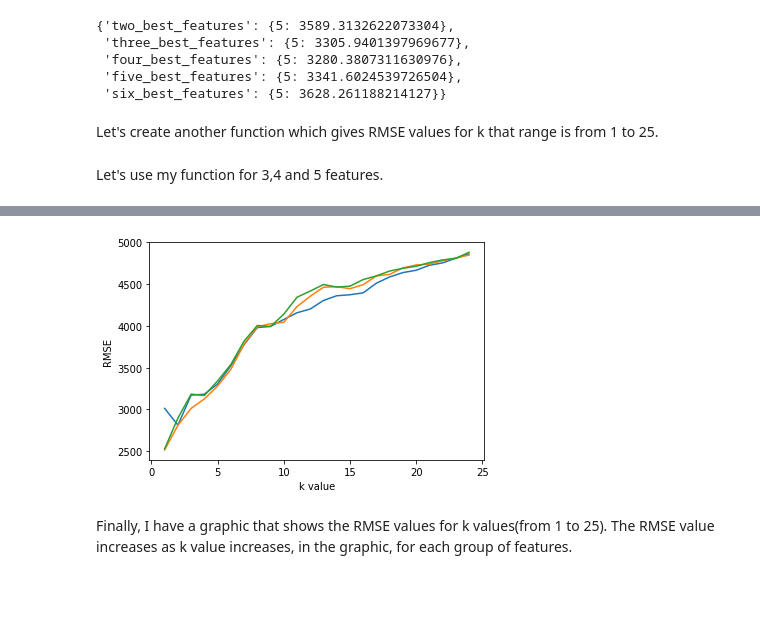
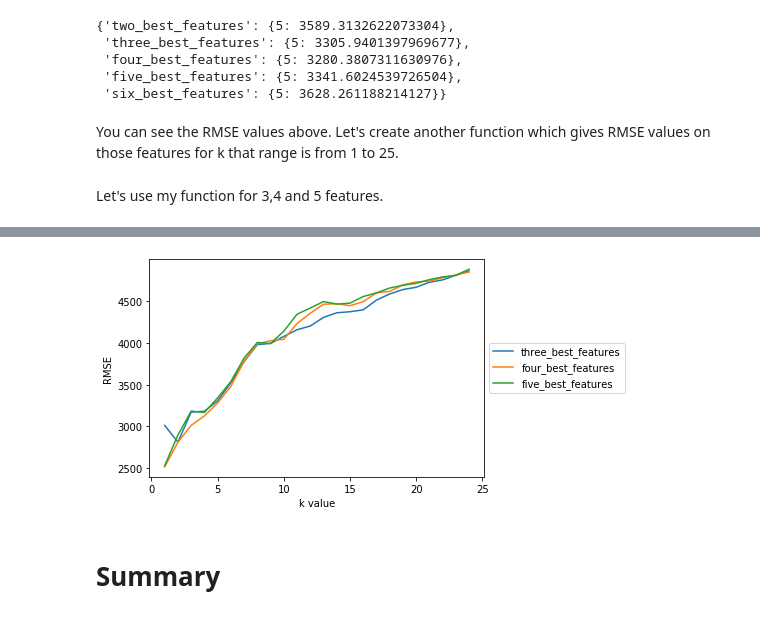
Before and after one commit to shylkymc/Predicting-Car-Prices, a Jupyter notebook: Predicting Car Prices.ipynb, the cells around one changed output, grey strips where cells are left out. Saved outputs shown, nothing was run; the diff lists cells and outputs as text; code cells hidden in the pictures; blank space fills up the shorter version.

```diff
--- a/Predicting Car Prices.ipynb
+++ b/Predicting Car Prices.ipynb
@@ -335,10 +329,12 @@ import matplotlib.pyplot as plt
 %matplotlib inline
 
 for k,v in k_rmse_results.items():
+    legend= k_rmse_results.keys()
     x= list(v.keys())
     y= list(v.values())
 
     plt.plot(x,y)
     plt.xlabel('k value')
     plt.ylabel('RMSE')
+    plt.legend(legend, loc='center left', bbox_to_anchor=(1, 0.5))
 # %% [output]
@@ -432,7 +430,7 @@ k_rmse_results
  'five_best_features': {5: 3341.6024539726504},
  'six_best_features': {5: 3628.261188214127}}
 # %% [markdown]
-Let's create another function which gives RMSE values for k that range is from 1 to 25.
+You can see the RMSE values above. Let's create another function which gives RMSE values on those features for k that range is from 1 to 25.
 # %%
 def knn_train_test(train_cols, target_col, df):
     np.random.seed(1)
@@ -498,16 +496,18 @@ k_rmse_results
   23: 4806.923381965054,
   24: 4879.983352195467}}
 # %%
-#To plot our values
+#To plot my values
 
 for k,v in k_rmse_results.items():
+    legend= k_rmse_results.keys()
     x= list(v.keys())
     y= list(v.values())
 
     plt.plot(x,y)
     plt.xlabel('k value')
     plt.ylabel('RMSE')
+    plt.legend(legend,loc='center left', bbox_to_anchor=(1, 0.5))
 # %% [output]
-[figure, old version]
+[figure, new version]
-# %% [markdown]
-Finally, I have a graphic that shows the RMSE values for k values(from 1 to 25). The RMSE value increases as k value increases, in the graphic, for each group of features.
+# %% [markdown]
+# Summary
```
Also changed, not shown: parts of 23 cells of this notebook.
